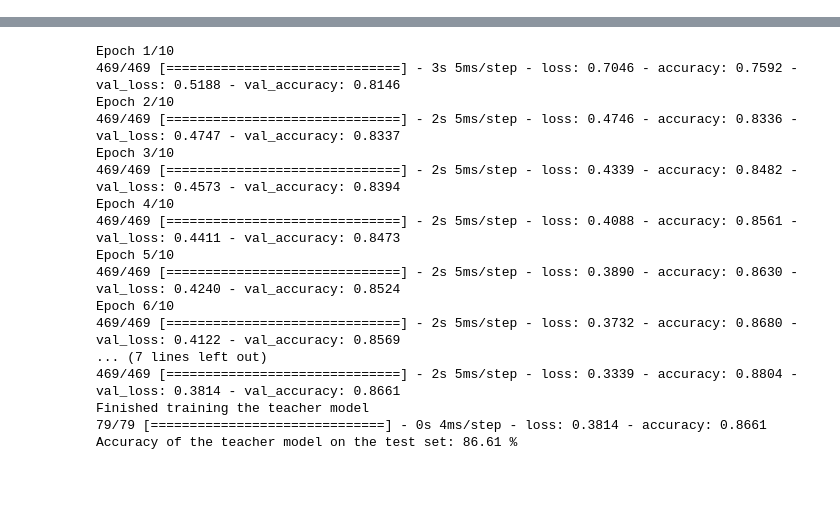
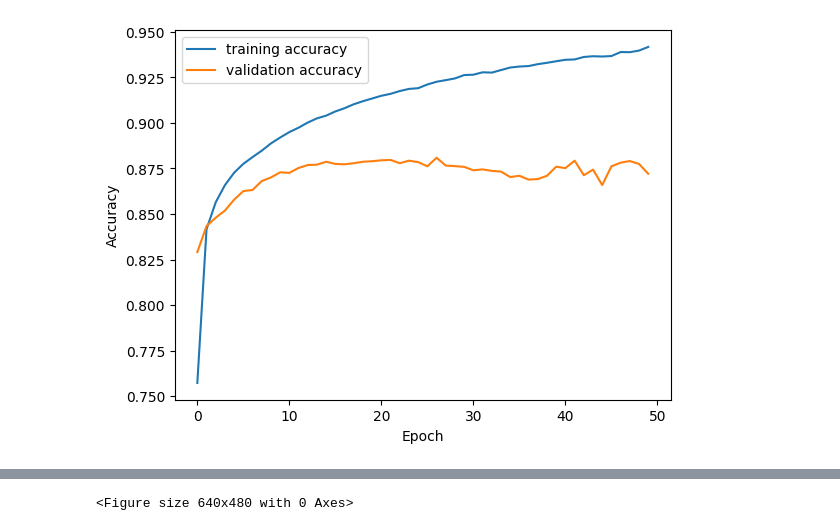
Before and after one commit to Finley-Maple/Seminar-MML-SNN, a Jupyter notebook: demo-MNIST.ipynb, the cells around one changed output, grey strips where cells are left out. Drawn from its saved outputs; the diff is of its cells as text; code cells hidden in the pictures; blank space fills up the shorter version.

```diff
--- a/demo-MNIST.ipynb
+++ b/demo-MNIST.ipynb
@@ -82,15 +170,29 @@ student_mimic = Student()
 # %%
-# train the teacher CNN model
+num_epochs = 50
+# Instantiate the model
+teacher_dnn = Teacher_DNN()
+
+# train the teacher DNN model
 # Define the loss function and the optimizer
 criterion = tf.keras.losses.SparseCategoricalCrossentropy(from_logits=True)
 optimizer = tf.keras.optimizers.SGD(learning_rate=0.01, momentum=0.9)
 
 # Train the teacher model on the original hard targets
-teacher_cnn.compile(optimizer=optimizer, loss=criterion, metrics=['accuracy'])
-teacher_cnn.fit(trainset, epochs=num_epochs, validation_data=testset)
+teacher_dnn.compile(optimizer=optimizer, loss=criterion, metrics=['accuracy'])
+teacher_dnn.fit(trainset, epochs=num_epochs, validation_data=testset)
 print('Finished training the teacher model')
 
+# visualize the training process
+plt.plot(teacher_dnn.history.history['accuracy'], label='training accuracy')
+plt.plot(teacher_dnn.history.history['val_accuracy'], label='validation accuracy')
+plt.xlabel('Epoch')
+plt.ylabel('Accuracy')
+plt.legend()
+plt.show()
+# save the figure
+plt.savefig('teacher_dnn.png')
+
 # Evaluate the teacher model on the test set
-teacher_cnn.evaluate(testset)
-print('Accuracy of the teacher model on the test set: %.2f %%' % (teacher_cnn.metrics[-1].result() * 100))
+teacher_dnn.evaluate(testset)
+print('Accuracy of the teacher model on the test set: %.2f %%' % (teacher_dnn.metrics[-1].result() * 100))
 # %% [output]
@@ -113,0 +216 @@ Accuracy of the teacher model on the test set: 90.02 %
+[figure, added]
@@ -114,32 +219 @@ Accuracy of the teacher model on the test set: 90.02 %
+<Figure size 640x480 with 0 Axes>
-# %%
-# train the teacher DNN model
-# Define the loss function and the optimizer
-criterion = tf.keras.losses.SparseCategoricalCrossentropy(from_logits=True)
-optimizer = tf.keras.optimizers.SGD(learning_rate=0.01, momentum=0.9)
-
-# Train the teacher model on the original hard targets
-teacher_dnn.compile(optimizer=optimizer, loss=criterion, metrics=['accuracy'])
-teacher_dnn.fit(trainset, epochs=num_epochs, validation_data=testset)
-print('Finished training the teacher model')
-
-# Evaluate the teacher model on the test set
-teacher_dnn.evaluate(testset)
-print('Accuracy of the teacher model on the test set: %.2f %%' % (teacher_dnn.metrics[-1].result() * 100))
-# %% [output]
-Epoch 1/10
-469/469 [==============================] - 3s 5ms/step - loss: 0.7046 - accuracy: 0.7592 - val_loss: 0.5188 - val_accuracy: 0.8146
-Epoch 2/10
-469/469 [==============================] - 2s 5ms/step - loss: 0.4746 - accuracy: 0.8336 - val_loss: 0.4747 - val_accuracy: 0.8337
-Epoch 3/10
-469/469 [==============================] - 2s 5ms/step - loss: 0.4339 - accuracy: 0.8482 - val_loss: 0.4573 - val_accuracy: 0.8394
-Epoch 4/10
-469/469 [==============================] - 2s 5ms/step - loss: 0.4088 - accuracy: 0.8561 - val_loss: 0.4411 - val_accuracy: 0.8473
-Epoch 5/10
-469/469 [==============================] - 2s 5ms/step - loss: 0.3890 - accuracy: 0.8630 - val_loss: 0.4240 - val_accuracy: 0.8524
-Epoch 6/10
-469/469 [==============================] - 2s 5ms/step - loss: 0.3732 - accuracy: 0.8680 - val_loss: 0.4122 - val_accuracy: 0.8569
-... (7 lines left out)
-469/469 [==============================] - 2s 5ms/step - loss: 0.3339 - accuracy: 0.8804 - val_loss: 0.3814 - val_accuracy: 0.8661
-Finished training the teacher model
-79/79 [==============================] - 0s 4ms/step - loss: 0.3814 - accuracy: 0.8661
-Accuracy of the teacher model on the test set: 86.61 %
```
Also changed, not shown: parts of 11 cells of this notebook.
